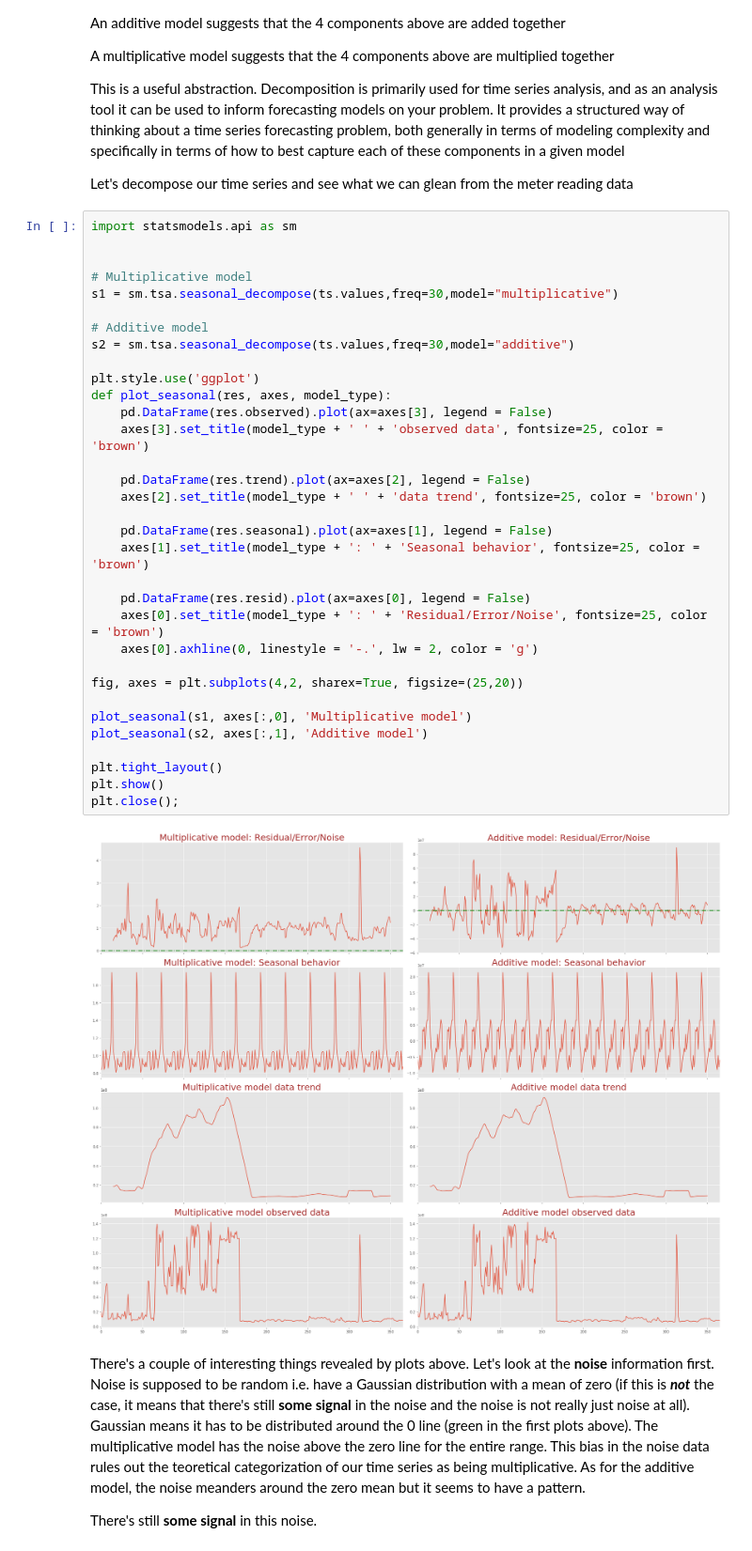
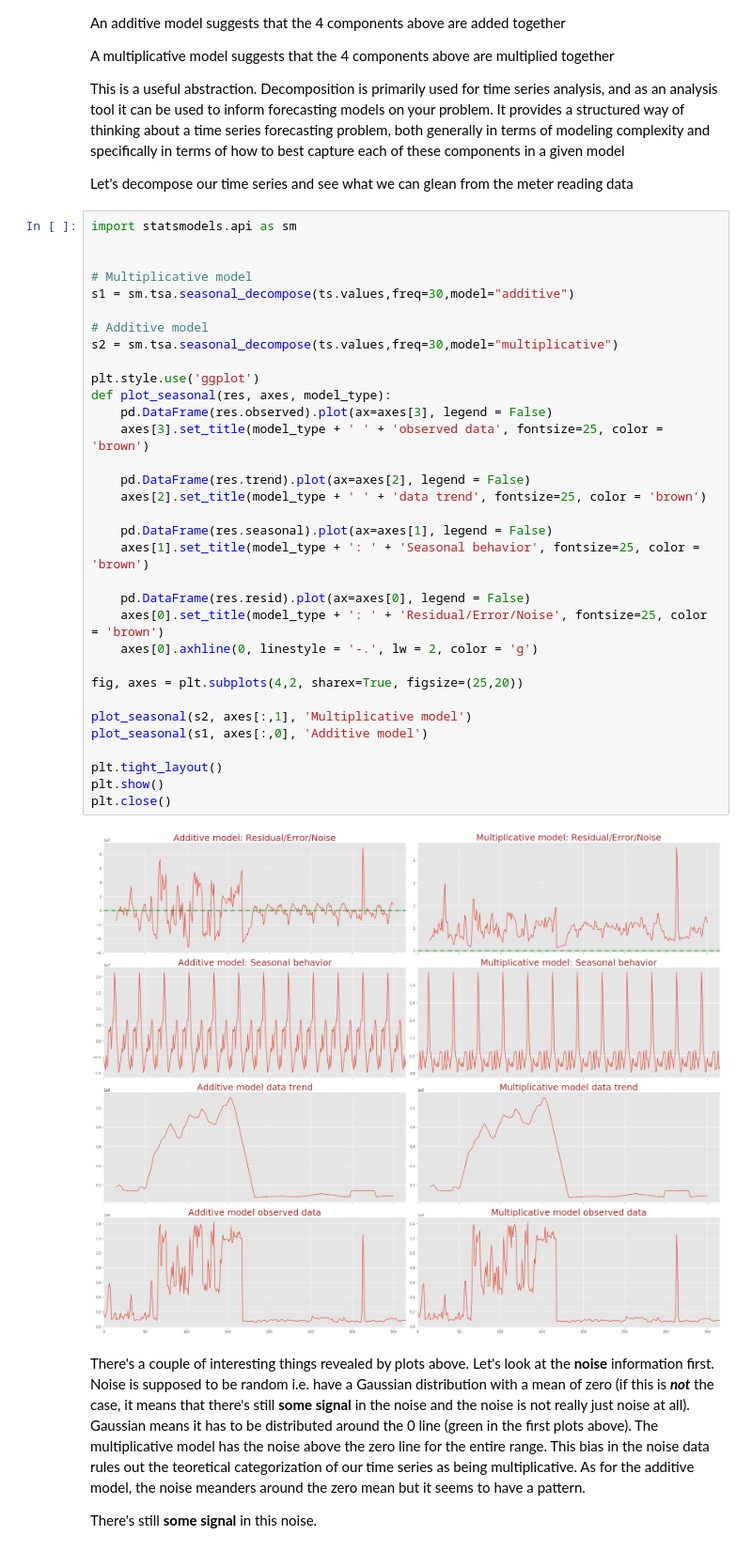
Before and after one commit to dmculiac/A-Kaggle-Prize-Money-Competition, a Jupyter notebook: A Kaggle Prize Money Competition.ipynb, the cells around one changed output. Shown at 94% size. Saved outputs shown, nothing was run; the diff lists cells and outputs as text.

```diff
--- a/A Kaggle Prize Money Competition.ipynb
+++ b/A Kaggle Prize Money Competition.ipynb
@@ -488,38 +488,38 @@ Let's decompose our time series and see what we can glean from the meter reading
 # %%
 import statsmodels.api as sm
 
 
 # Multiplicative model
-s1 = sm.tsa.seasonal_decompose(ts.values,freq=30,model="multiplicative")
+s1 = sm.tsa.seasonal_decompose(ts.values,freq=30,model="additive")
 
 # Additive model
-s2 = sm.tsa.seasonal_decompose(ts.values,freq=30,model="additive")
+s2 = sm.tsa.seasonal_decompose(ts.values,freq=30,model="multiplicative")
 
 plt.style.use('ggplot')
 def plot_seasonal(res, axes, model_type):
     pd.DataFrame(res.observed).plot(ax=axes[3], legend = False)
     axes[3].set_title(model_type + ' ' + 'observed data', fontsize=25, color = 'brown')
 
     pd.DataFrame(res.trend).plot(ax=axes[2], legend = False)
     axes[2].set_title(model_type + ' ' + 'data trend', fontsize=25, color = 'brown')
 
     pd.DataFrame(res.seasonal).plot(ax=axes[1], legend = False)
     axes[1].set_title(model_type + ': ' + 'Seasonal behavior', fontsize=25, color = 'brown')
 
     pd.DataFrame(res.resid).plot(ax=axes[0], legend = False)
     axes[0].set_title(model_type + ': ' + 'Residual/Error/Noise', fontsize=25, color = 'brown')
     axes[0].axhline(0, linestyle = '-.', lw = 2, color = 'g')
 
 fig, axes = plt.subplots(4,2, sharex=True, figsize=(25,20))
 
-plot_seasonal(s1, axes[:,0], 'Multiplicative model')
-plot_seasonal(s2, axes[:,1], 'Additive model')
+plot_seasonal(s2, axes[:,1], 'Multiplicative model')
+plot_seasonal(s1, axes[:,0], 'Additive model')
 
 plt.tight_layout()
 plt.show()
-plt.close();
+plt.close()
 # %% [output]
-[figure, old version]
+[figure, new version]
 # %% [markdown]
 There's a couple of interesting things revealed by plots above. Let's look at the **noise** information first. Noise is supposed to be random i.e. have a Gaussian distribution with a mean of zero (if this is ***not*** the case, it means that there's still **some signal** in the noise and the noise is not really just noise at all). Gaussian means it has to be distributed around the 0 line (green in the first plots above). The multiplicative model has the noise above the zero line for the entire range. This bias in the noise data rules out the teoretical categorization of our time series as being multiplicative. As for the additive model, the noise meanders around the zero mean but it seems to have a pattern.
 
```
